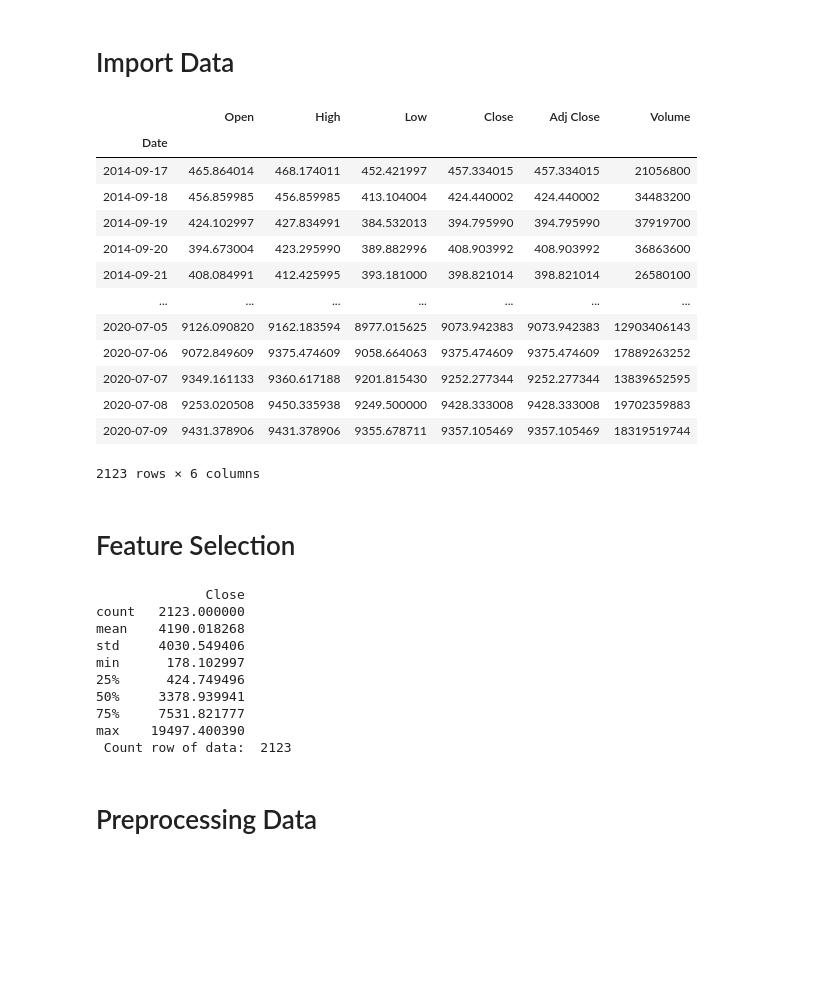
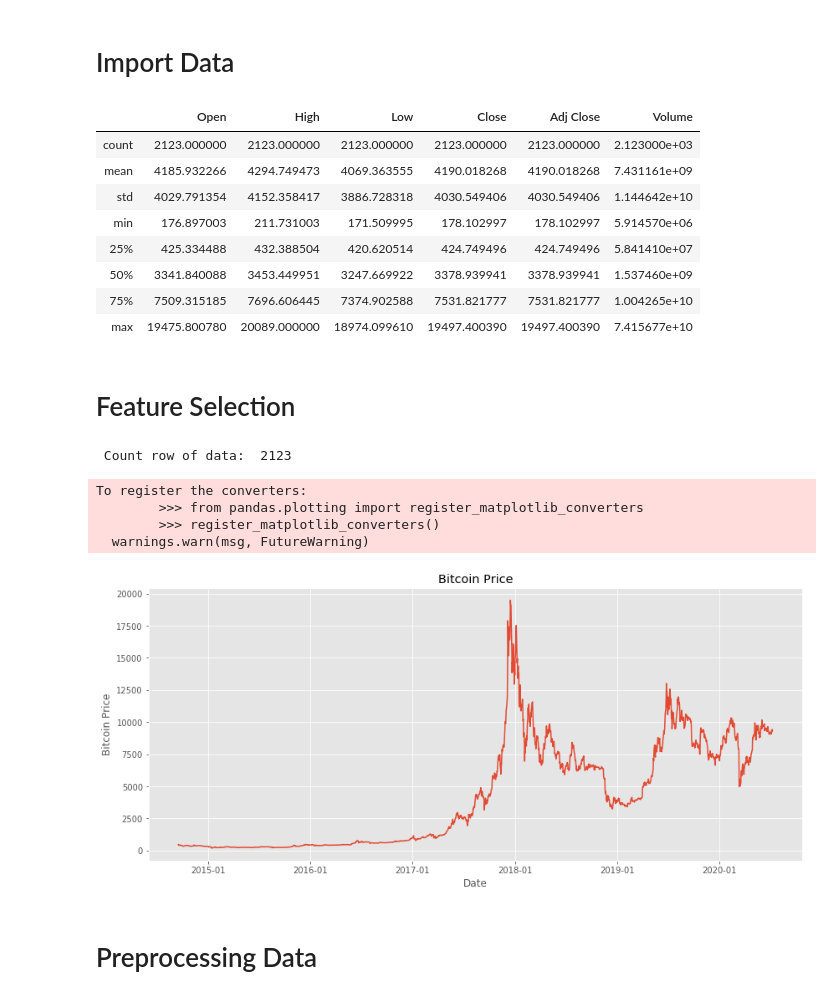
Before and after one commit to rifkyahmadsaputra/Prediction-Bitcoin-Price-with-Gated-Recurrent-Unit-RNN, a Jupyter notebook: Prediction with GRU RNN.ipynb, the cells around one changed output. Drawn from its saved outputs; the diff is of its cells as text; code cells hidden in the pictures; blank space fills up the shorter version.

```diff
--- a/Prediction with GRU RNN.ipynb
+++ b/Prediction with GRU RNN.ipynb
@@ -18,39 +18,38 @@ Using TensorFlow backend.
 # %%
 dataraw = pd.read_csv('BTC-USD.csv',index_col='Date', parse_dates=['Date'])
 dataraw
+dataraw.describe()
 # %% [output]
 |  | Open | High | Low | Close | Adj Close | Volume |
-| Date |  |  |  |  |  |  |
-| 2014-09-17 | 465.864014 | 468.174011 | 452.421997 | 457.334015 | 457.334015 | 21056800 |
-| 2014-09-18 | 456.859985 | 456.859985 | 413.104004 | 424.440002 | 424.440002 | 34483200 |
-| 2014-09-19 | 424.102997 | 427.834991 | 384.532013 | 394.795990 | 394.795990 | 37919700 |
-| 2014-09-20 | 394.673004 | 423.295990 | 389.882996 | 408.903992 | 408.903992 | 36863600 |
-| 2014-09-21 | 408.084991 | 412.425995 | 393.181000 | 398.821014 | 398.821014 | 26580100 |
-| ... | ... | ... | ... | ... | ... | ... |
-| 2020-07-05 | 9126.090820 | 9162.183594 | 8977.015625 | 9073.942383 | 9073.942383 | 12903406143 |
-| 2020-07-06 | 9072.849609 | 9375.474609 | 9058.664063 | 9375.474609 | 9375.474609 | 17889263252 |
-| 2020-07-07 | 9349.161133 | 9360.617188 | 9201.815430 | 9252.277344 | 9252.277344 | 13839652595 |
-| 2020-07-08 | 9253.020508 | 9450.335938 | 9249.500000 | 9428.333008 | 9428.333008 | 19702359883 |
-| 2020-07-09 | 9431.378906 | 9431.378906 | 9355.678711 | 9357.105469 | 9357.105469 | 18319519744 |
+| count | 2123.000000 | 2123.000000 | 2123.000000 | 2123.000000 | 2123.000000 | 2.123000e+03 |
+| mean | 4185.932266 | 4294.749473 | 4069.363555 | 4190.018268 | 4190.018268 | 7.431161e+09 |
+| std | 4029.791354 | 4152.358417 | 3886.728318 | 4030.549406 | 4030.549406 | 1.144642e+10 |
+| min | 176.897003 | 211.731003 | 171.509995 | 178.102997 | 178.102997 | 5.914570e+06 |
+| 25% | 425.334488 | 432.388504 | 420.620514 | 424.749496 | 424.749496 | 5.841410e+07 |
+| 50% | 3341.840088 | 3453.449951 | 3247.669922 | 3378.939941 | 3378.939941 | 1.537460e+09 |
+| 75% | 7509.315185 | 7696.606445 | 7374.902588 | 7531.821777 | 7531.821777 | 1.004265e+10 |
+| max | 19475.800780 | 20089.000000 | 18974.099610 | 19497.400390 | 19497.400390 | 7.415677e+10 |
-2123 rows × 6 columns
 # %% [markdown]
 # Feature Selection
 # %%
 # use feature 'Date' & 'Close'
 dataset = pd.DataFrame(dataraw['Close'])
-print(dataset.describe())
 print(' Count row of data: ',len(dataset))
+
+fig = plt.figure(figsize=(14, 6))
+plt.plot(dataset)
+plt.xlabel('Date')
+plt.ylabel('Bitcoin Price')
+plt.gca().xaxis.set_major_formatter(mdates.DateFormatter("%Y-%m"))
+plt.title('Bitcoin Price')
+plt.show()
 # %% [output]
-              Close
-count   2123.000000
-mean    4190.018268
-std     4030.549406
-min      178.102997
-25%      424.749496
-50%     3378.939941
-75%     7531.821777
-max    19497.400390
  Count row of data:  2123
+To register the converters:
+        >>> from pandas.plotting import register_matplotlib_converters
+        >>> register_matplotlib_converters()
+  warnings.warn(msg, FutureWarning)
+[figure, added]
 # %% [markdown]
 # Preprocessing Data
 # %% [markdown]
```
Also changed, not shown: parts of 11 cells of this notebook.
